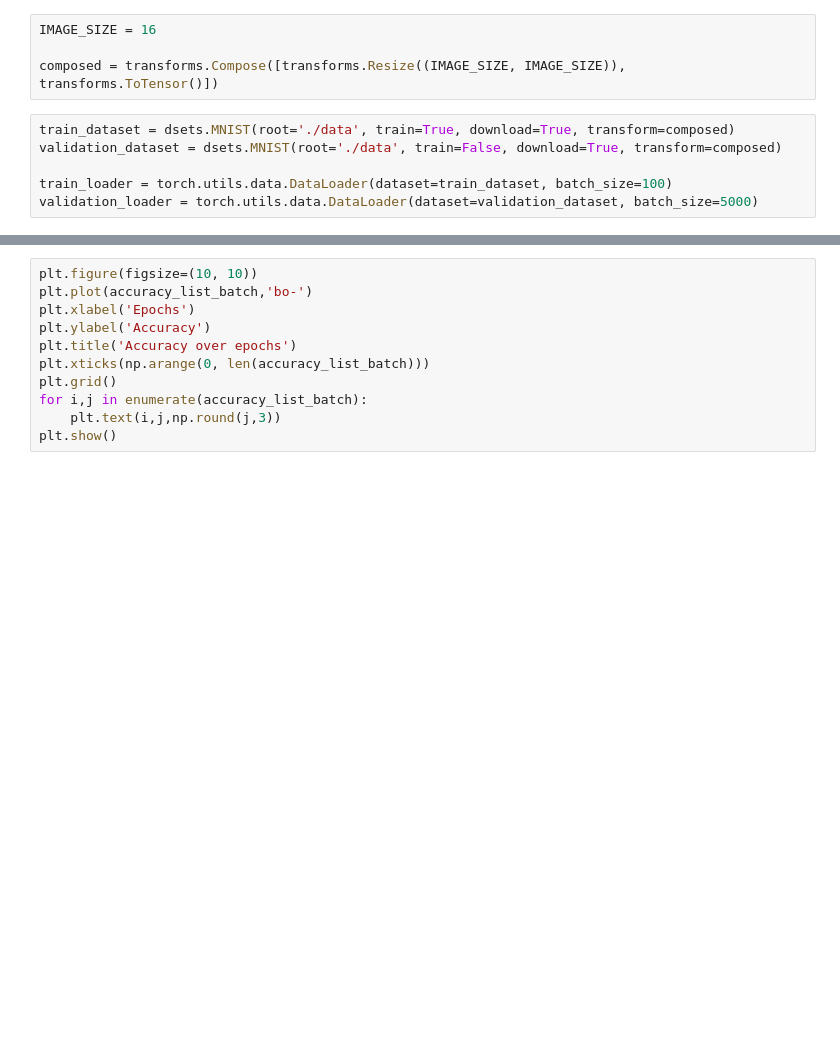
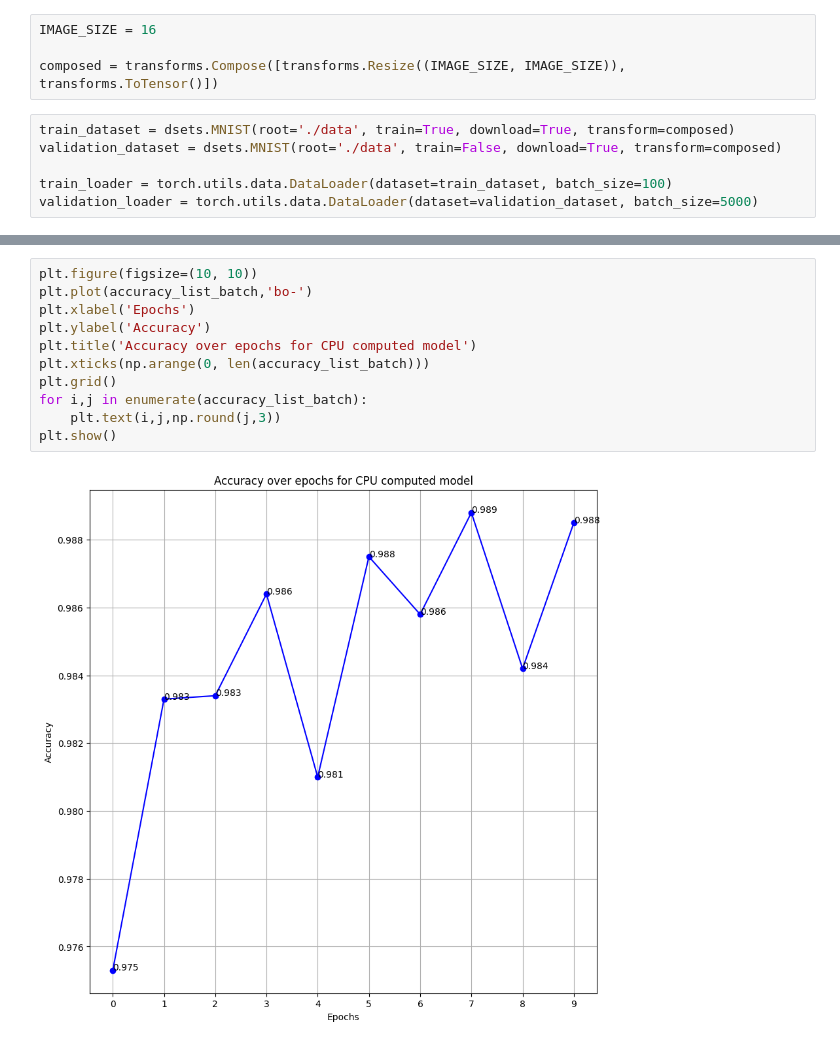
Before and after one commit to File500/DOS_CNN, a Jupyter notebook: CNN_Pytorch/CNN_DOS_project.ipynb, the cells around one changed output, grey strips where cells are left out. Drawn from its saved outputs; the diff is of its cells as text; blank space fills up the shorter version.

```diff
--- a/CNN_Pytorch/CNN_DOS_project.ipynb
+++ b/CNN_Pytorch/CNN_DOS_project.ipynb
@@ -266,12 +298,14 @@ plt.show()
 # %%
 plt.figure(figsize=(10, 10))
 plt.plot(accuracy_list_batch,'bo-')
 plt.xlabel('Epochs')
 plt.ylabel('Accuracy')
-plt.title('Accuracy over epochs')
+plt.title('Accuracy over epochs for CPU computed model')
 plt.xticks(np.arange(0, len(accuracy_list_batch)))
 plt.grid()
 for i,j in enumerate(accuracy_list_batch):
     plt.text(i,j,np.round(j,3))
 plt.show()
+# %% [output]
+[figure, added]
 # %%
```
Also changed, not shown: parts of 23 cells of this notebook, 1 other file.
